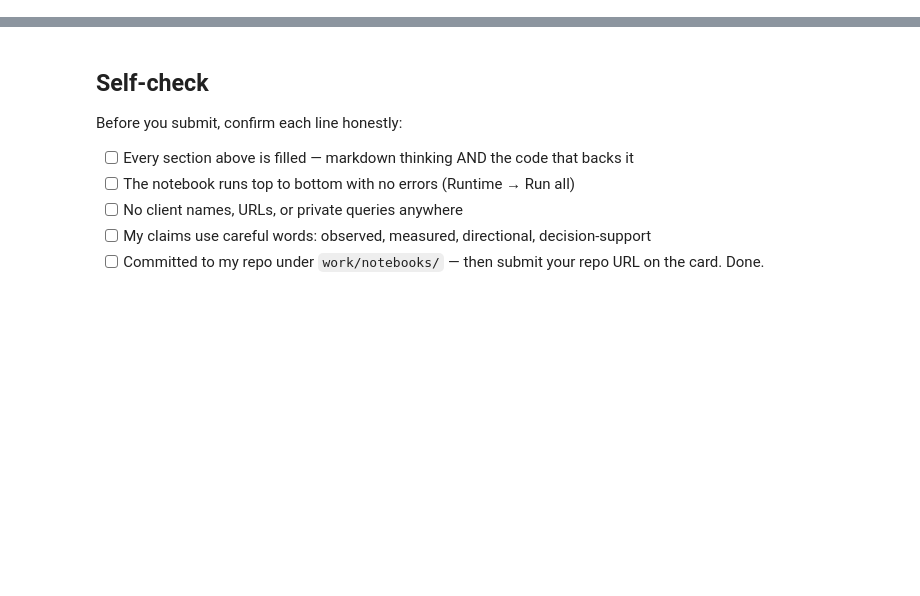
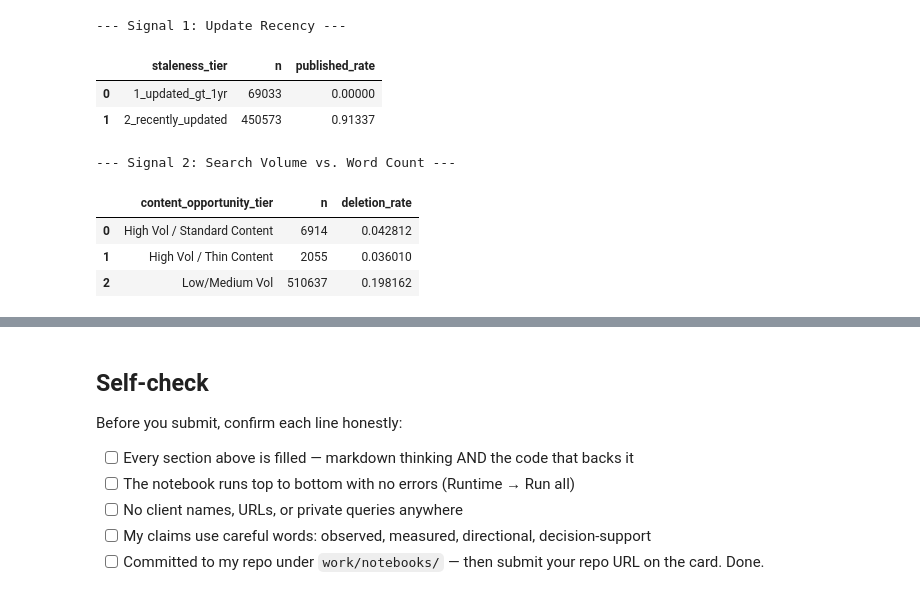
Before and after one commit to nnanwubeikenna-prog/ikenna-flyrank-ml-internship, a Jupyter notebook: work/notebooks/w04_baseline_score.ipynb, the cells around one changed output, grey strips where cells are left out. Cells and saved outputs as stored; diff of their text form; code cells hidden in the pictures; blank space fills up the shorter version.

```diff
--- a/work/notebooks/w04_baseline_score.ipynb
+++ b/work/notebooks/w04_baseline_score.ipynb
@@ -36,0 +13,48 @@ This skeleton is yours to fill. Work the sections **in order** — each one has
+# %%
+import os
+import duckdb
+import pandas as pd
+from google.colab import userdata
+
+hf_token = userdata.get('HF_TOKEN')
+con = duckdb.connect()
+con.execute(f"CREATE OR REPLACE SECRET hf (TYPE huggingface, TOKEN '{hf_token}')")
+con.execute("CREATE OR REPLACE VIEW dim_content AS SELECT * FROM read_parquet('hf://datasets/FlyRank/internship-warehouse/dim_content.parquet')")
+
+print("--- Signal 1: Update Recency ---")
+display(con.sql("""
+SELECT
+    CASE
+        WHEN content_updated_date IS NULL THEN '0_never_updated'
+        WHEN content_updated_date < DATE '2025-06-01' THEN '1_updated_gt_1yr'
+        ELSE '2_recently_updated'
+    END AS staleness_tier,
+    COUNT(*) AS n,
+    AVG(CASE WHEN is_published = TRUE THEN 1.0 ELSE 0.0 END) AS published_rate
+FROM dim_content
+GROUP BY 1 ORDER BY 1;
+""").df())
+
+print("\n--- Signal 2: Search Volume vs. Word Count ---")
+display(con.sql("""
+SELECT
+    CASE
+        WHEN search_volume > 1000 AND (word_count < 800 OR word_count IS NULL) THEN 'High Vol / Thin Content'
+        WHEN search_volume > 1000 THEN 'High Vol / Standard Content'
+        ELSE 'Low/Medium Vol'
+    END AS content_opportunity_tier,
+    COUNT(*) AS n,
+    AVG(CASE WHEN is_deleted = TRUE THEN 1.0 ELSE 0.0 END) AS deletion_rate
+FROM dim_content
+GROUP BY 1 ORDER BY 1;
+""").df())
+# %% [output]
+--- Signal 1: Update Recency ---
+|  | staleness_tier | n | published_rate |
+| 0 | 1_updated_gt_1yr | 69033 | 0.00000 |
+| 1 | 2_recently_updated | 450573 | 0.91337 |
+--- Signal 2: Search Volume vs. Word Count ---
+|  | content_opportunity_tier | n | deletion_rate |
+| 0 | High Vol / Standard Content | 6914 | 0.042812 |
+| 1 | High Vol / Thin Content | 2055 | 0.036010 |
+| 2 | Low/Medium Vol | 510637 | 0.198162 |
```
Also changed, not shown: parts of 15 cells of this notebook.
